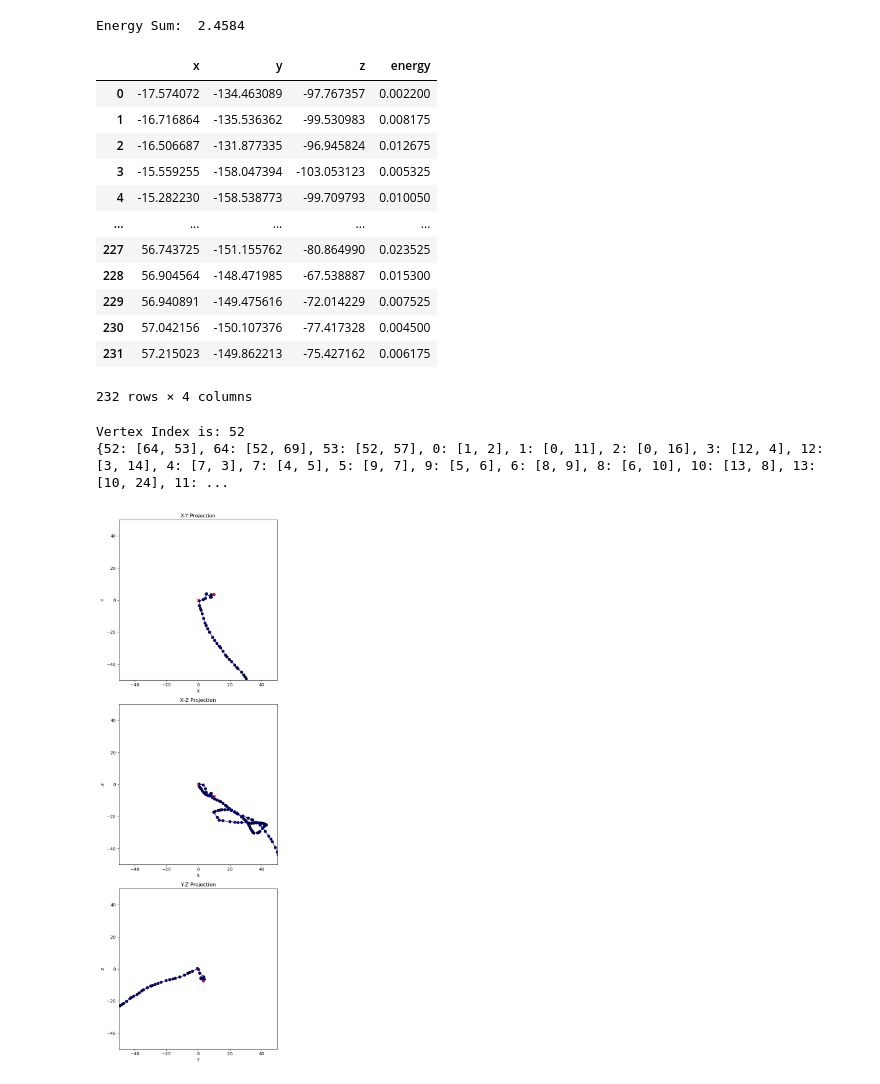
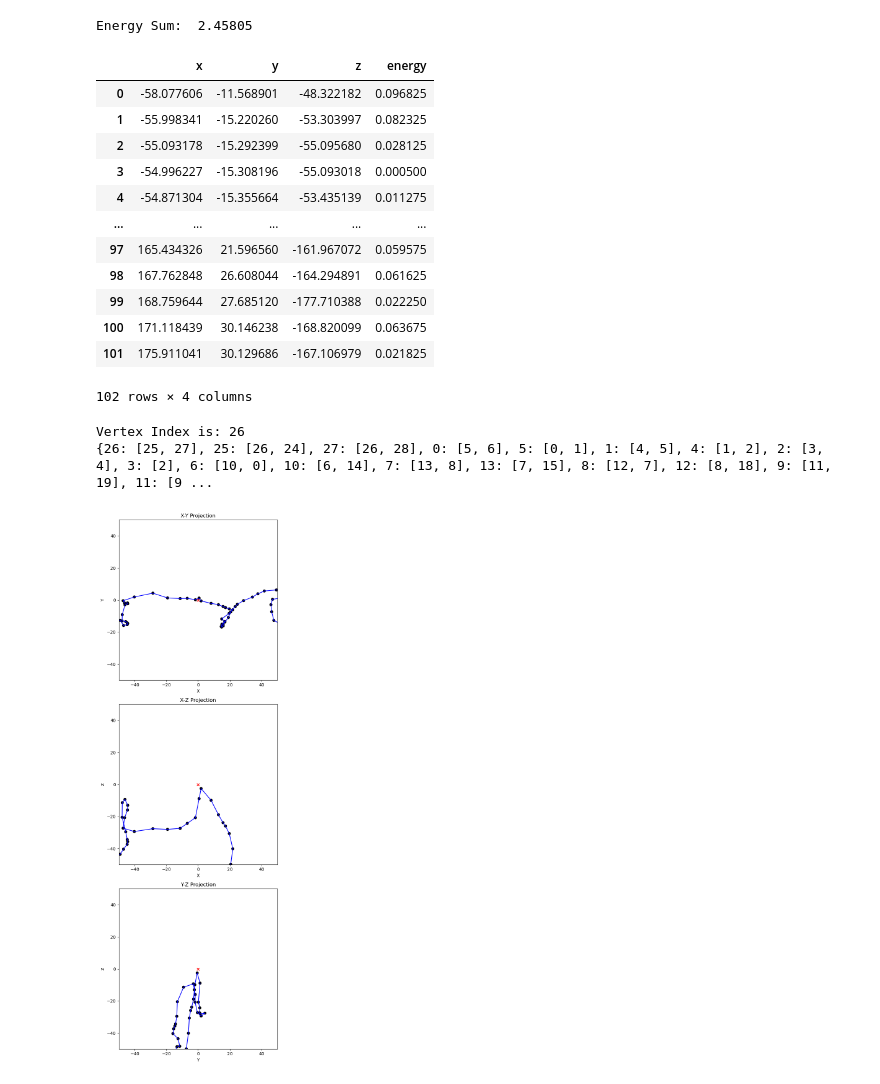
Before and after one commit to kvjmistry/NEXT_nudobe, a Jupyter notebook: workdir/TrackBuilder.ipynb, the cells around one changed output. Saved outputs shown, nothing was run; the diff lists cells and outputs as text; code cells hidden in the pictures.

```diff
--- a/workdir/TrackBuilder.ipynb
+++ b/workdir/TrackBuilder.ipynb
@@ -11,8 +11,8 @@ import itertools
 import copy
 
 # hits = pd.read_hdf('../../NEXT_nudobe/files/data/Leptoquark_SM_nexus.h5',"MC/hits")
-hits = pd.read_hdf('../../NEXT_nudobe/files/data/Leptoquark_SM_4mm_smear.h5',"MC/hits")
-
+hits = pd.read_hdf('../../NEXT_nudobe/files/data/Leptoquark_SM_10mm_smear.h5',"MC/hits")
+parts = pd.read_hdf('../../NEXT_nudobe/files/data/Leptoquark_SM_1mm_smear.h5',"MC/particles")
 
 display(hits)
 # %% [output]
@@ -32,7 +32,9 @@ display(hits)
 # %%
 %matplotlib widget
 
-data = hits[hits.event_id ==1820]
+event_num = 1835
+
+data = hits[hits.event_id == event_num]
 
 # There seems to be a duplicate row sometimes
 data = data.drop_duplicates()
@@ -164,7 +166,7 @@ connections = []
 # Calculate the Euclidean distance from the origin for each row
 data['distance'] = np.sqrt(data['x']**2 + data['y']**2 + data['z']**2)
 vertex_index = data['distance'].idxmin()
-data = data.drop(columns=['distance'])
+# data = data.drop(columns=['distance'])
 print("Vertex Index is:" , vertex_index)
 
 # Make a connection to the two closest nodes
@@ -245,48 +247,48 @@ fig, axs = plt.subplots(3, 1, figsize=(6, 18))
 plot_connections(axs[0], data['x'], data['y'], connections, connection_count, 'X', 'Y')
 
 # Plot xz projection
 plot_connections(axs[1], data['x'], data['z'], connections, connection_count, 'X', 'Z')
 
 # Plot yz projection
 plot_connections(axs[2], data['y'], data['z'], connections, connection_count, 'Y', 'Z')
 
 plt.tight_layout()
 plt.show()
 
 # # Plot in 3D
 # fig = plt.figure(figsize=(10, 8))
 # ax = fig.add_subplot(111, projection='3d')
 # colors = ['r' if count == 1 or count == 0 else 'k' for count in connection_count]
 # ax.scatter(data['x'], data['y'], data['z'], c=colors, marker='o')
 # for connection in connections:
 #     start_node = connection[0]
 #     end_node = connection[1]
 #     ax.plot([data['x'][start_node], data['x'][end_node]],
 #             [data['y'][start_node], data['y'][end_node]],
 #             [data['z'][start_node], data['z'][end_node]], 'b-')
 # ax.set_xlabel('X')
 # ax.set_ylabel('Y')
 # ax.set_zlabel('Z')
 # ax.set_title('3D Projection')
 # plt.show()
 # %% [output]
-Energy Sum:  2.4584
+Energy Sum:  2.45805
 |  | x | y | z | energy |
-| 0 | -17.574072 | -134.463089 | -97.767357 | 0.002200 |
-| 1 | -16.716864 | -135.536362 | -99.530983 | 0.008175 |
-| 2 | -16.506687 | -131.877335 | -96.945824 | 0.012675 |
-| 3 | -15.559255 | -158.047394 | -103.053123 | 0.005325 |
-| 4 | -15.282230 | -158.538773 | -99.709793 | 0.010050 |
+| 0 | -58.077606 | -11.568901 | -48.322182 | 0.096825 |
+| 1 | -55.998341 | -15.220260 | -53.303997 | 0.082325 |
+| 2 | -55.093178 | -15.292399 | -55.095680 | 0.028125 |
+| 3 | -54.996227 | -15.308196 | -55.093018 | 0.000500 |
+| 4 | -54.871304 | -15.355664 | -53.435139 | 0.011275 |
 | ... | ... | ... | ... | ... |
-| 227 | 56.743725 | -151.155762 | -80.864990 | 0.023525 |
-| 228 | 56.904564 | -148.471985 | -67.538887 | 0.015300 |
-| 229 | 56.940891 | -149.475616 | -72.014229 | 0.007525 |
-| 230 | 57.042156 | -150.107376 | -77.417328 | 0.004500 |
-| 231 | 57.215023 | -149.862213 | -75.427162 | 0.006175 |
+| 97 | 165.434326 | 21.596560 | -161.967072 | 0.059575 |
+| 98 | 167.762848 | 26.608044 | -164.294891 | 0.061625 |
+| 99 | 168.759644 | 27.685120 | -177.710388 | 0.022250 |
+| 100 | 171.118439 | 30.146238 | -168.820099 | 0.063675 |
+| 101 | 175.911041 | 30.129686 | -167.106979 | 0.021825 |
-232 rows × 4 columns
+102 rows × 4 columns
-Vertex Index is: 52
-{52: [64, 53], 64: [52, 69], 53: [52, 57], 0: [1, 2], 1: [0, 11], 2: [0, 16], 3: [12, 4], 12: [3, 14], 4: [7, 3], 7: [4, 5], 5: [9, 7], 9: [5, 6], 6: [8, 9], 8: [6, 10], 10: [13, 8], 13: [10, 24], 11: ...
+Vertex Index is: 26
+{26: [25, 27], 25: [26, 24], 27: [26, 28], 0: [5, 6], 5: [0, 1], 1: [4, 5], 4: [1, 2], 2: [3, 4], 3: [2], 6: [10, 0], 10: [6, 14], 7: [13, 8], 13: [7, 15], 8: [12, 7], 12: [8, 18], 9: [11, 19], 11: [9 ...
-[figure, old version]
+[figure, new version]
 # %%
 # Track building
 
```
Also changed, not shown: parts of 9 cells of this notebook.
